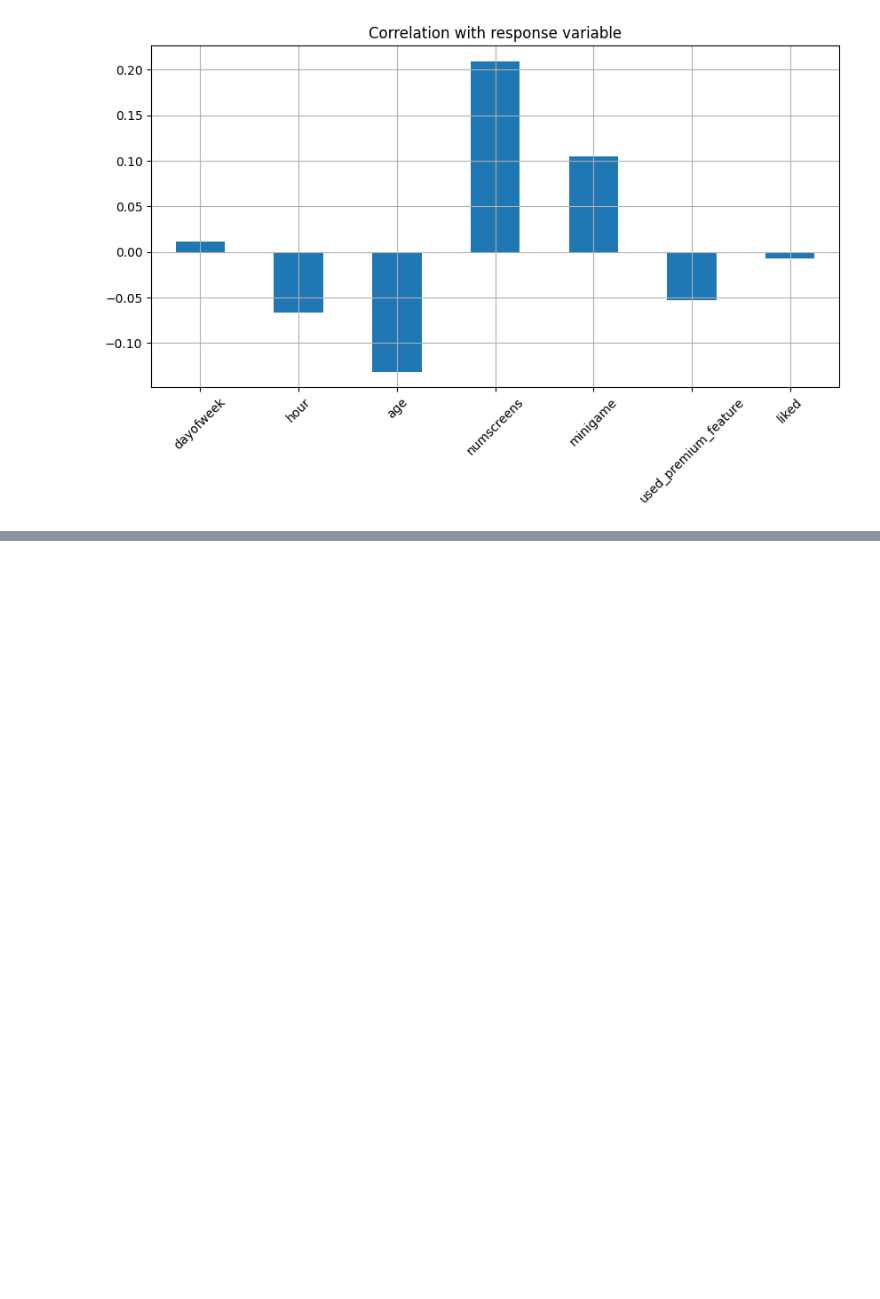
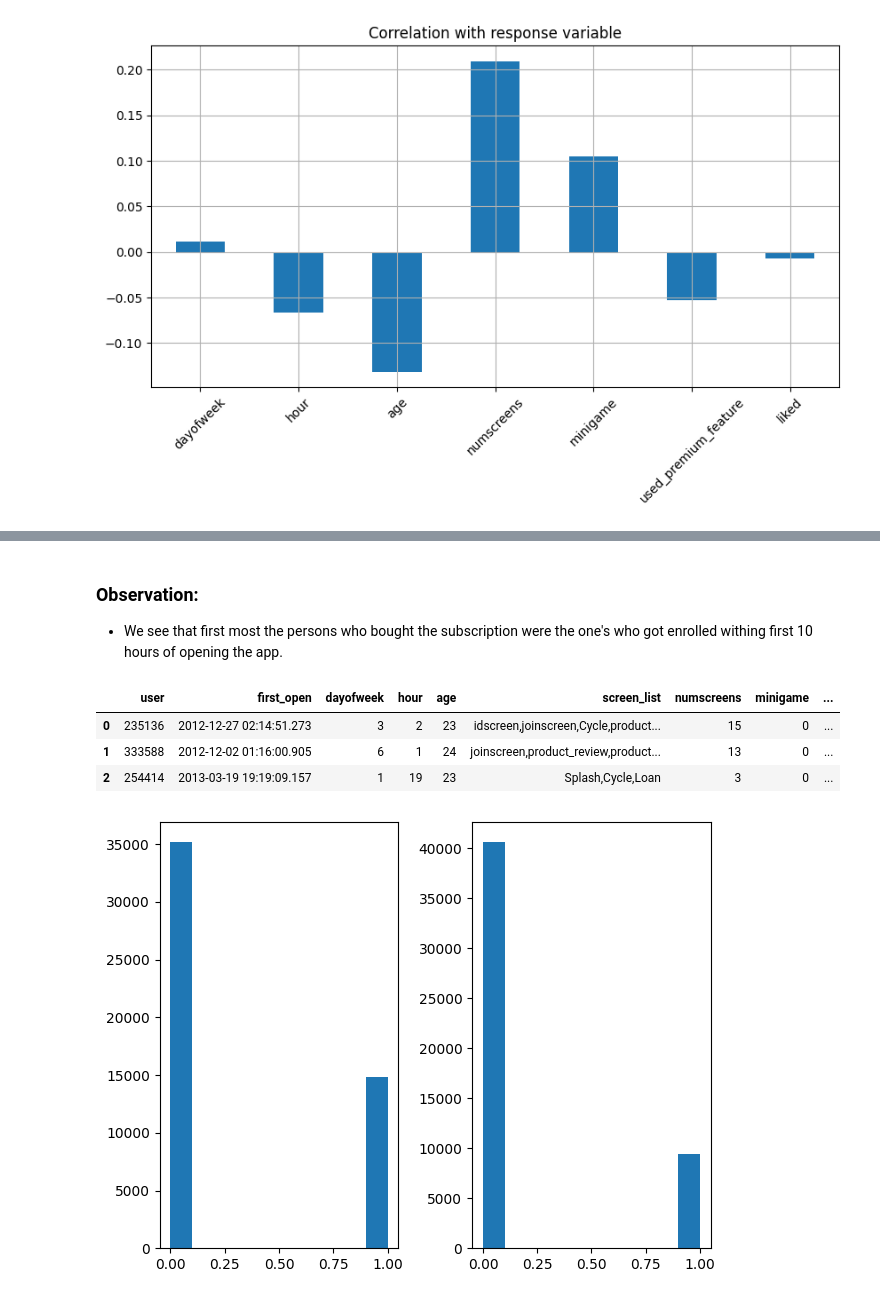
Before and after one commit to IMMRM/AppSubsAnalyser, a Jupyter notebook: Notebooks/BasicAnalysis.ipynb, the cells around one changed output, grey strips where cells are left out. Cells and saved outputs as stored; diff of their text form; code cells hidden in the pictures; blank space fills up the shorter version.

```diff
--- a/Notebooks/BasicAnalysis.ipynb
+++ b/Notebooks/BasicAnalysis.ipynb
@@ -108,0 +175,20 @@ plt.show()
+# %% [markdown]
+### Observation:
+* We see that first most the persons who bought the subscription were the one's who got enrolled withing first 10 hours of opening the app.
+# %%
+dataset['is_weekend_firstopen']=[1 if(row_data.weekday()>=5)else 0 for row_data in dataset['first_open']]
+dataset['is_weekend_enrolleddate']=[1 if(row_data.weekday()>=5) else 0 for row_data in dataset['enrolled_date']]
+dataset.head(3)
+# %% [output]
+|  | user | first_open | dayofweek | hour | age | screen_list | numscreens | minigame | ... |
+| 0 | 235136 | 2012-12-27 02:14:51.273 | 3 | 2 | 23 | idscreen,joinscreen,Cycle,product... | 15 | 0 | ... |
+| 1 | 333588 | 2012-12-02 01:16:00.905 | 6 | 1 | 24 | joinscreen,product_review,product... | 13 | 0 | ... |
+| 2 | 254414 | 2013-03-19 19:19:09.157 | 1 | 19 | 23 | Splash,Cycle,Loan | 3 | 0 | ... |
+# %%
+plt.subplot(1,2,1)
+plt.hist(dataset['is_weekend_firstopen'])
+plt.subplot(1,2,2)
+plt.hist(dataset['is_weekend_enrolleddate'])
+plt.tight_layout()
+# %% [output]
+[figure, added]
```
Also changed, not shown: parts of 13 cells of this notebook.
